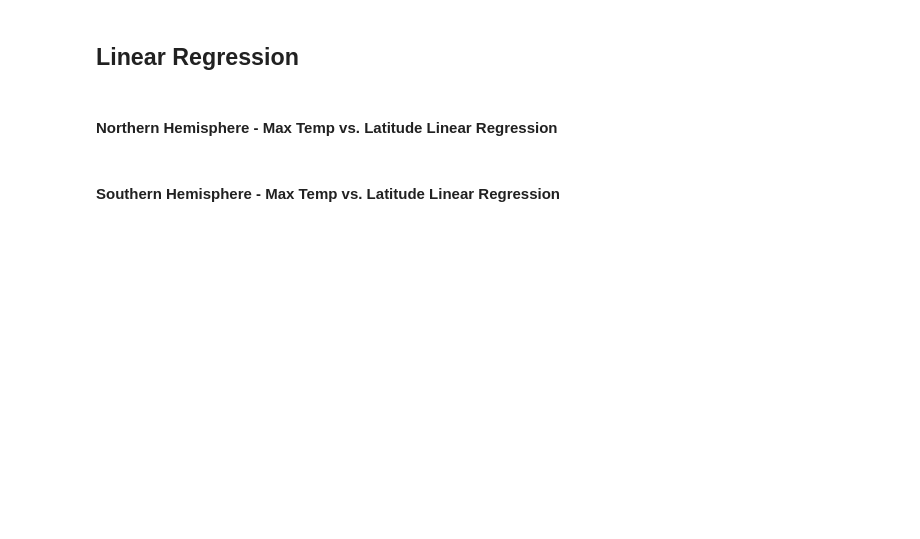
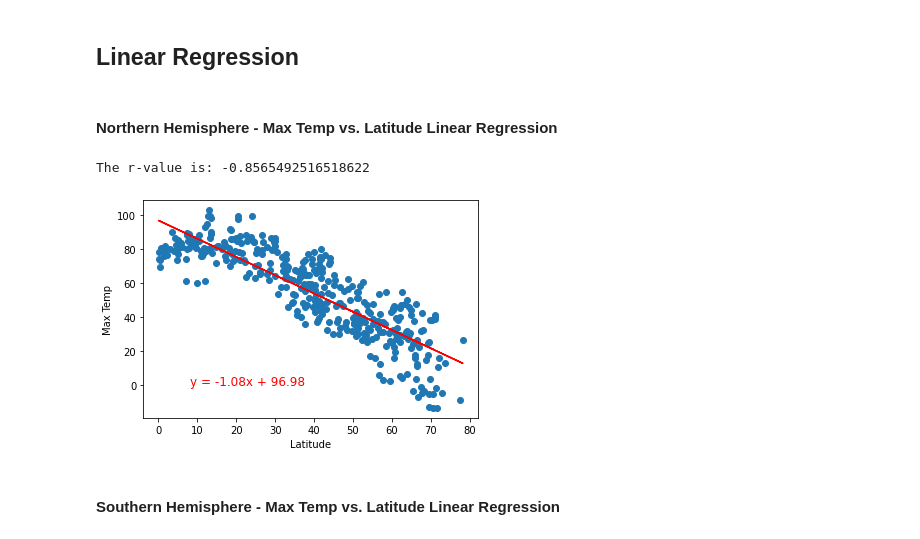
Before and after one commit to isidhu09/python-api-challenge, a Jupyter notebook: WeatherPy/WeatherPy.ipynb, the cells around one changed output. Saved outputs shown, nothing was run; the diff lists cells and outputs as text; code cells hidden in the pictures; blank space fills up the shorter version.

```diff
--- a/WeatherPy/WeatherPy.ipynb
+++ b/WeatherPy/WeatherPy.ipynb
@@ -256,5 +256,25 @@ northHemi = clean_city_data.loc[clean_city_data["Lat"] >= 0,:]
 southHemi = clean_city_data.loc[clean_city_data["Lat"] < 0,:]
 # %% [markdown]
 ####  Northern Hemisphere - Max Temp vs. Latitude Linear Regression
+# %%
+
+nx = northHemi["Lat"]
+nt = northHemi["Max Temp"]
+
+(slope, intercept, rvalue, pvalue, stderr) = linregress(nx,nt)
+regress_values = nx * slope + intercept
+line_eq = "y = " + str(round(slope,2)) + "x + " + str(round(intercept,2))
+plt.scatter(nx,nt)
+plt.plot(nx,regress_values,"r-")
+plt.annotate(line_eq,(8,0),fontsize=12,color="red")
+plt.xlabel("Latitude")
+plt.ylabel("Max Temp")
+
+plt.savefig("../Images/NorthernHemisphere_Latitude_vs_MaxTemp")
+
+print(f"The r-value \033[34mis\033[0m: {rvalue}")
+# %% [output]
+The r-value is: -0.8565492516518622
+[figure, added]
 # %% [markdown]
 ####  Southern Hemisphere - Max Temp vs. Latitude Linear Regression
```
Also changed, not shown: parts of 16 cells of this notebook, 13 other files.
